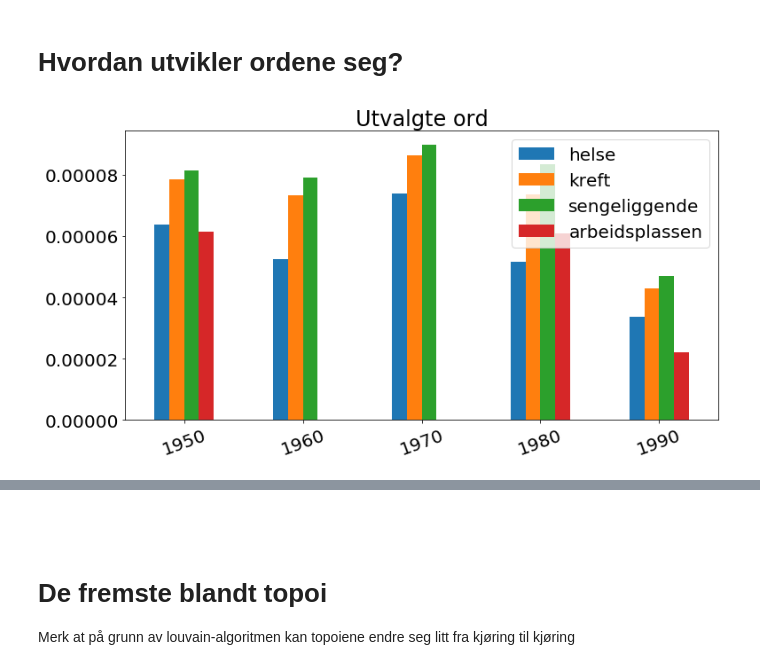
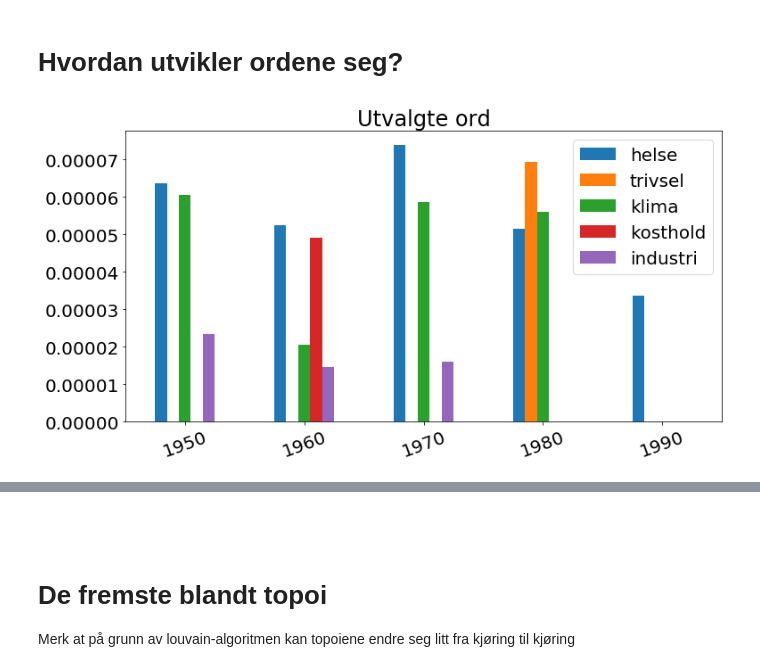
Before and after one commit to Yoonsen/HeCore, a Jupyter notebook: Samforekomster_notebook/coll_influensa_pmi-Copy1.ipynb, the cells around one changed output, grey strips where cells are left out. Saved outputs shown, nothing was run; the diff lists cells and outputs as text; code cells hidden in the pictures.

```diff
--- a/Samforekomster_notebook/coll_influensa_pmi-Copy1.ipynb
+++ b/Samforekomster_notebook/coll_influensa_pmi-Copy1.ipynb
@@ -72,7 +68,7 @@ cliques = lambda G: [list(x) for  x in list(gnl.make_cliques_from_graph(G.to_und
 
 noteboken blir kjørt flere ganger, en notebook for hvert nøkkelord, *influensa*, *helse*
 # %%
-keyword = 'influensa'
+nøkkelord = 'influensa'
 # %%
 keyword_graph = nb.make_graph(nøkkelord, cutoff=16)
 # %%
@@ -128,7 +124,7 @@ mu.printmd(pos)
 # %% [markdown]
 Her ser vi først på referansekorpuset, og validerer det. Det er gruppert på tiår.
 # %%
-reference = pd.read_json('avis_agg.json')
+reference = pd.read_json('../Avisdata/avis_agg.json')
 # %%
 barchart = lambda word, df: df.loc[word].plot(kind='bar', rot=0, figsize=(10,5),title=word);
 # %%
@@ -420,4 +414,4 @@ barchart = lambda w, title='': pmi.loc[w].transpose().plot(kind='bar',title=titl
 # %%
-barchart(['helse','kreft',"sengeliggende", 'arbeidsplassen'], 'Utvalgte ord');
+barchart(['helse', 'trivsel', 'klima', 'kosthold', 'industri'], 'Utvalgte ord');
 # %% [output]
-[figure, old version]
+[figure, new version]
```
Also changed, not shown: parts of 26 cells of this notebook, 5 other files.
